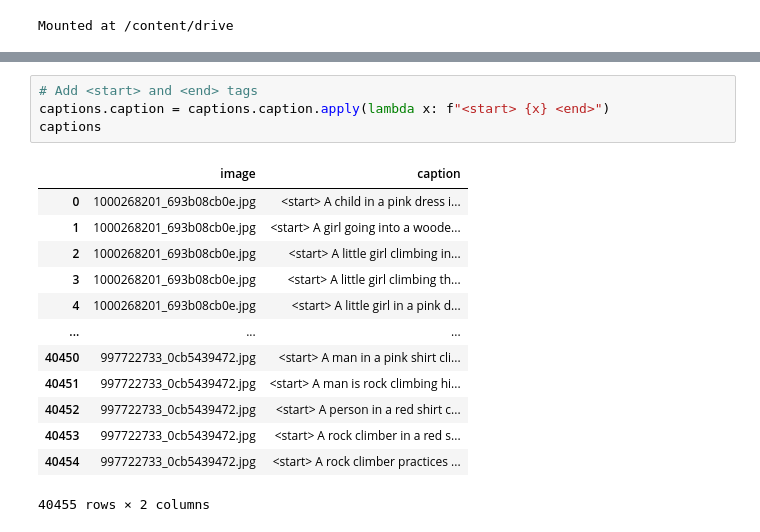
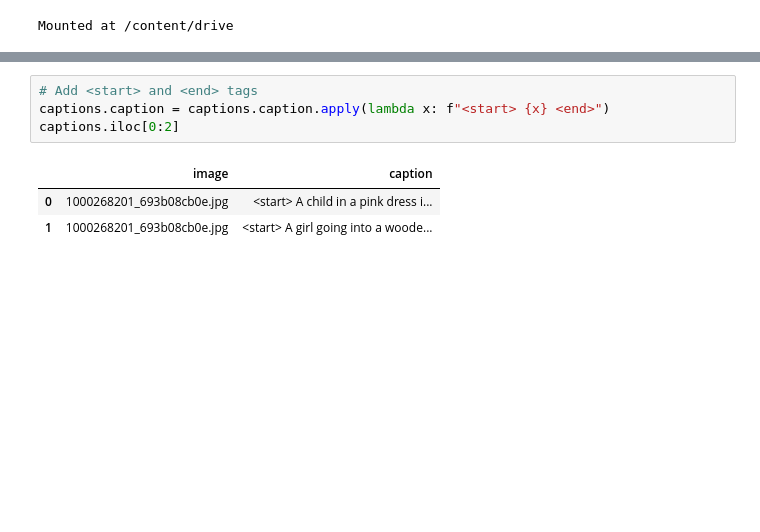
Before and after one commit to eliottthomas99/Projet_RN, a Jupyter notebook: preprocessing.ipynb, the cells around one changed output, grey strips where cells are left out. Cells and saved outputs as stored; diff of their text form; blank space fills up the shorter version.

```diff
--- a/preprocessing.ipynb
+++ b/preprocessing.ipynb
@@ -34,21 +32,11 @@ captions
 # %%
 # Add <start> and <end> tags
 captions.caption = captions.caption.apply(lambda x: f"<start> {x} <end>")
-captions
+captions.iloc[0:2]
 # %% [output]
 |  | image | caption |
 | 0 | 1000268201_693b08cb0e.jpg | <start> A child in a pink dress i... |
 | 1 | 1000268201_693b08cb0e.jpg | <start> A girl going into a woode... |
-| 2 | 1000268201_693b08cb0e.jpg | <start> A little girl climbing in... |
-| 3 | 1000268201_693b08cb0e.jpg | <start> A little girl climbing th... |
-| 4 | 1000268201_693b08cb0e.jpg | <start> A little girl in a pink d... |
-| ... | ... | ... |
-| 40450 | 997722733_0cb5439472.jpg | <start> A man in a pink shirt cli... |
-| 40451 | 997722733_0cb5439472.jpg | <start> A man is rock climbing hi... |
-| 40452 | 997722733_0cb5439472.jpg | <start> A person in a red shirt c... |
-| 40453 | 997722733_0cb5439472.jpg | <start> A rock climber in a red s... |
-| 40454 | 997722733_0cb5439472.jpg | <start> A rock climber practices ... |
-40455 rows × 2 columns
 # %%
 # Shuffle images
 images = captions.image.unique()
```
Also changed, not shown: parts of 30 cells of this notebook.
